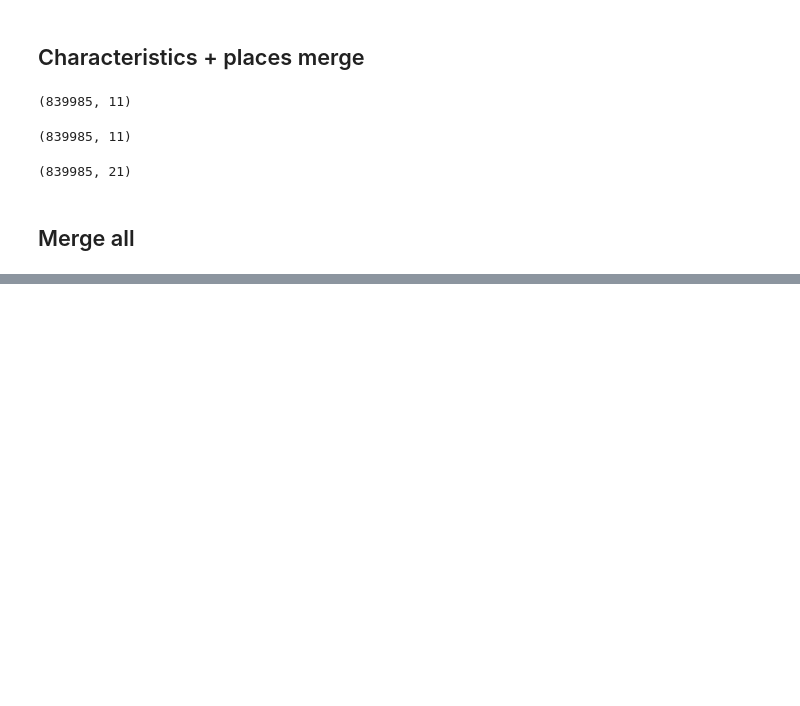
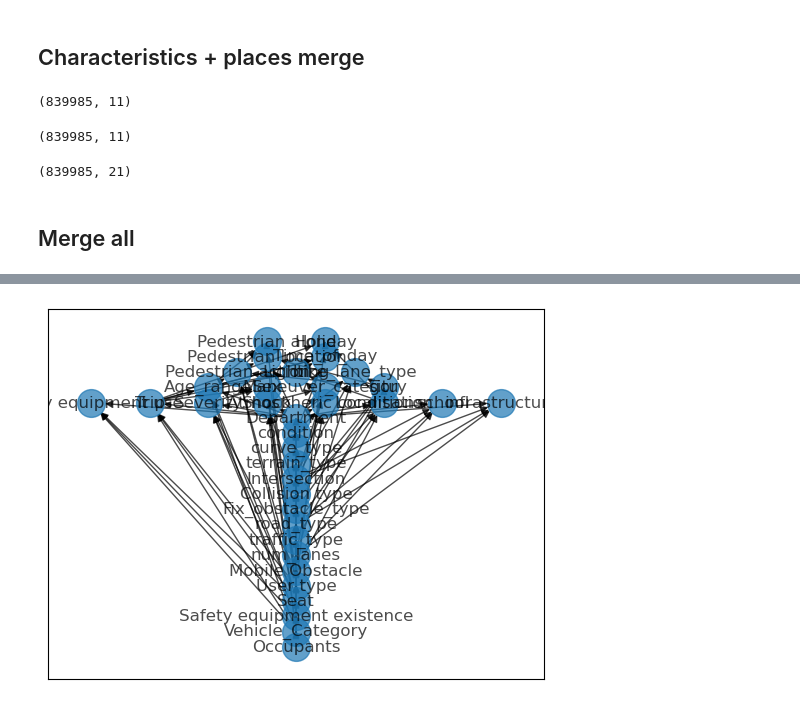
Before and after one commit to annagergaly/french-accidents, a Jupyter notebook: data_merge.ipynb, the cells around one changed output, grey strips where cells are left out. Cells and saved outputs as stored; diff of their text form; code cells hidden in the pictures; blank space fills up the shorter version.

Commit message:
train model

```diff
--- a/data_merge.ipynb
+++ b/data_merge.ipynb
@@ -117,2 +92,6 @@ merged_df.head()
+# %%
+merged_df.drop('Num_Acc', axis=1, inplace=True)
+merged_df.drop('Municipality', axis=1, inplace=True)
+merged_df.drop('Date', axis=1, inplace=True)
 # %%
 merged_df = merged_df.apply(pd.to_numeric, downcast="integer")
@@ -118,0 +120,6 @@ merged_df = merged_df.apply(pd.to_numeric, downcast="integer")
+# %%
+scoring_method = K2Score(data=merged_df)
+est = HillClimbSearch(data=merged_df)
+estimated_model = est.estimate(
+    scoring_method=scoring_method, max_indegree=4, max_iter=1000
+)
@@ -118,0 +132,17 @@ merged_df = merged_df.apply(pd.to_numeric, downcast="integer")
+# %%
+G = estimated_model
+#From networkx tutorial for graphing topological order
+for layer, nodes in enumerate(nx.topological_generations(G)):
+    # `multipartite_layout` expects the layer as a node attribute, so add the
+    # numeric layer value as a node attribute
+    for node in nodes:
+        G.nodes[node]["layer"] = layer
+
+# Compute the multipartite_layout using the "layer" node attribute
+pos = nx.multipartite_layout(G, subset_key="layer", align='horizontal')
+
+plt.figure(10)
+nx.draw_networkx(G, pos=pos, with_labels=True, arrowsize=10, node_size=400, alpha=0.7)
+plt.show()
+# %% [output]
+[figure, added]
```
Also changed, not shown: parts of 29 cells of this notebook.
